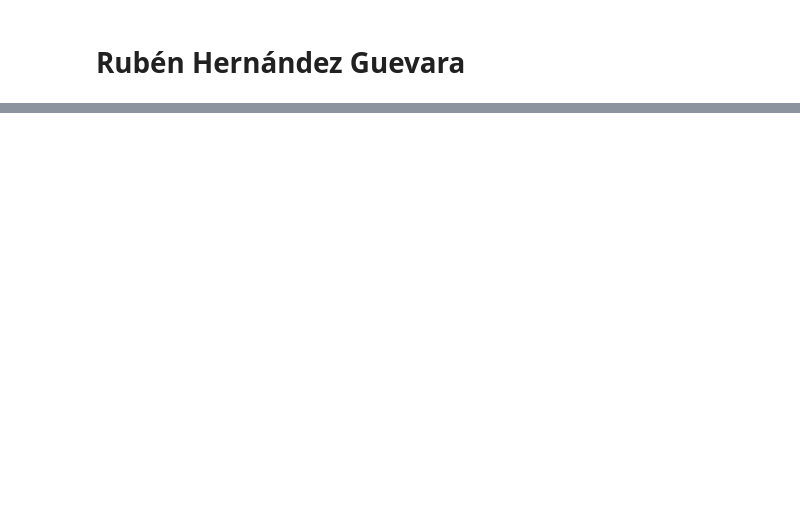
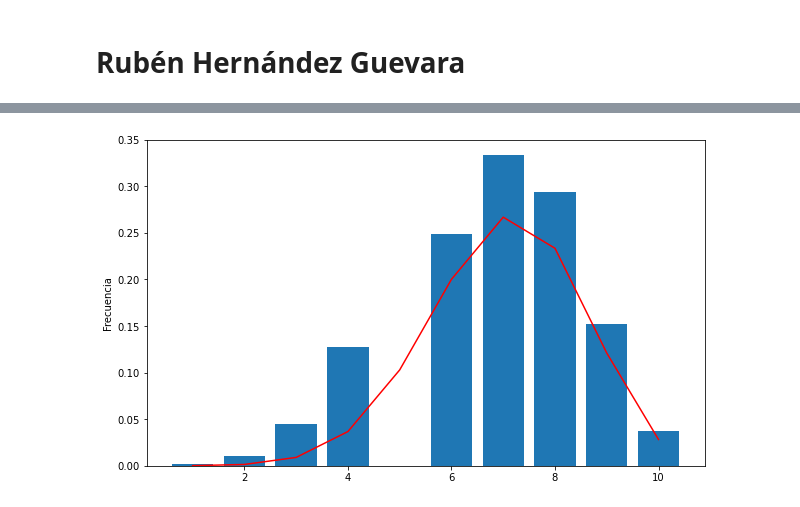
Before and after one commit to if722749/ProyectoConjunto_RHernandez_LFGomez, a Jupyter notebook: Tarea5_RHernandez_LFGomez.ipynb, the cells around one changed output, grey strips where cells are left out. Cells and saved outputs as stored; diff of their text form; code cells hidden in the pictures; blank space fills up the shorter version.

```diff
--- a/Tarea5_RHernandez_LFGomez.ipynb
+++ b/Tarea5_RHernandez_LFGomez.ipynb
@@ -110,0 +128,34 @@ Enlace al repositorio: <a href="https://github.com/if722749/ProyectoConjunto_RHe
+# %%
+########### Solución 2
+def dist_binomial(n: 'rango de números', p: 'Probabilidad'):
+    fdp = np.zeros(n)
+    for i in range(n):
+        fdp[i] = np.math.factorial(n)/(np.math.factorial(i+1)*np.math.factorial(n-i-1))*p**(i+1)*(1-p)**(n-i-1)
+    return fdp
+# %%
+def GVAD(p_acum: 'Probabilidad acumulada',
+                       indices: 'Valores a generar',
+                       N: 'N aleatorios a generar'):
+
+    U = np.random.rand(N)
+    rand2reales = {i: idx for i, idx in enumerate(indices)}
+    y = pd.Series([sum([1 for p in p_acum if p < ui]) for ui in U]).map(rand2reales)
+    return y
+# %%
+prob = 0.7
+n = 10
+valores = np.arange(1, n+1)
+fdp = dist_binomial(n, prob)
+fdp_ac = fdp.cumsum()
+
+N = 10000
+v = GVAD(fdp_ac, valores, N)
+
+y, x = np.histogram(v, bins = len(set(valores)), density=True)
+plt.figure(figsize=(10,6))
+plt.bar(valores, y)
+plt.plot(valores, fdp, c = 'r')
+plt.ylabel('Frecuencia')
+plt.show()
+# %% [output]
+[figure, added]
```
Also changed, not shown: parts of 8 cells of this notebook, 1 other file.
